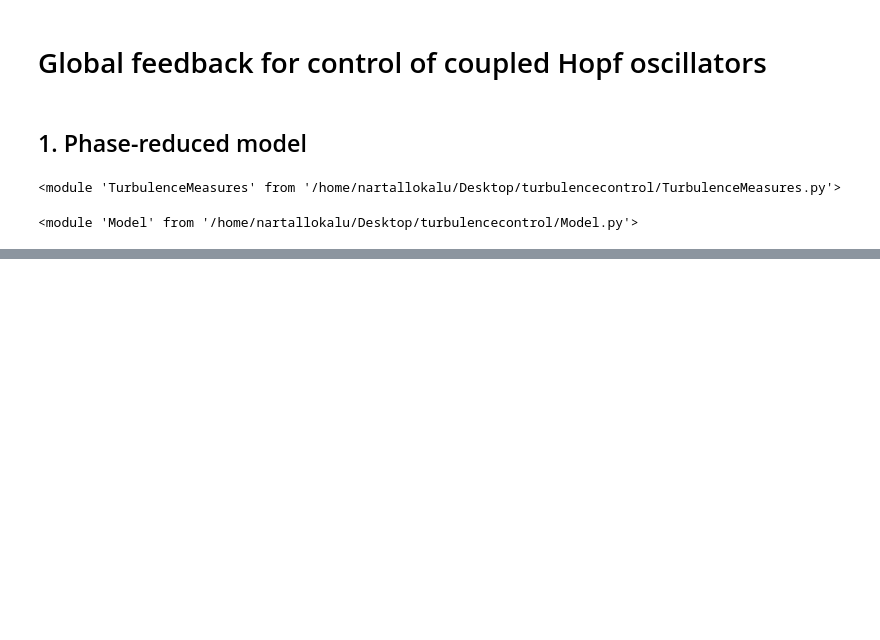
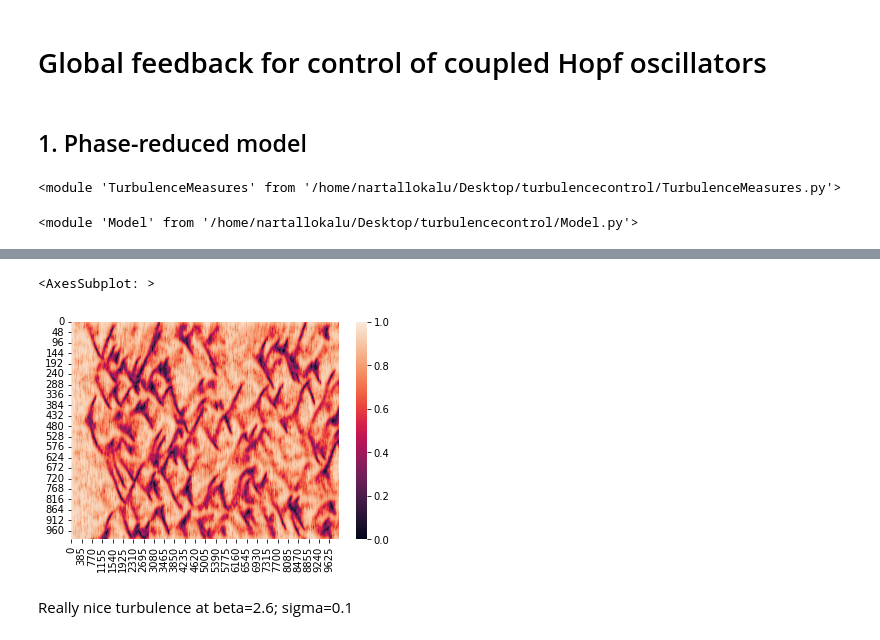
Before and after one commit to rnartallo/turbulencecontrol, a Jupyter notebook: TurbulenceControl.ipynb, the cells around one changed output, grey strips where cells are left out. Cells and saved outputs as stored; diff of their text form; code cells hidden in the pictures; blank space fills up the shorter version.

```diff
--- a/TurbulenceControl.ipynb
+++ b/TurbulenceControl.ipynb
@@ -45,0 +56,7 @@ sbn.heatmap(LKO_R)
+# %%
+sbn.heatmap(LKO_R_low_noise,vmin=0,vmax=1)
+# %% [output]
+<AxesSubplot: >
+[figure, added]
+# %% [markdown]
+Really nice turbulence at beta=2.6; sigma=0.1
```
Also changed, not shown: parts of 5 cells of this notebook.
